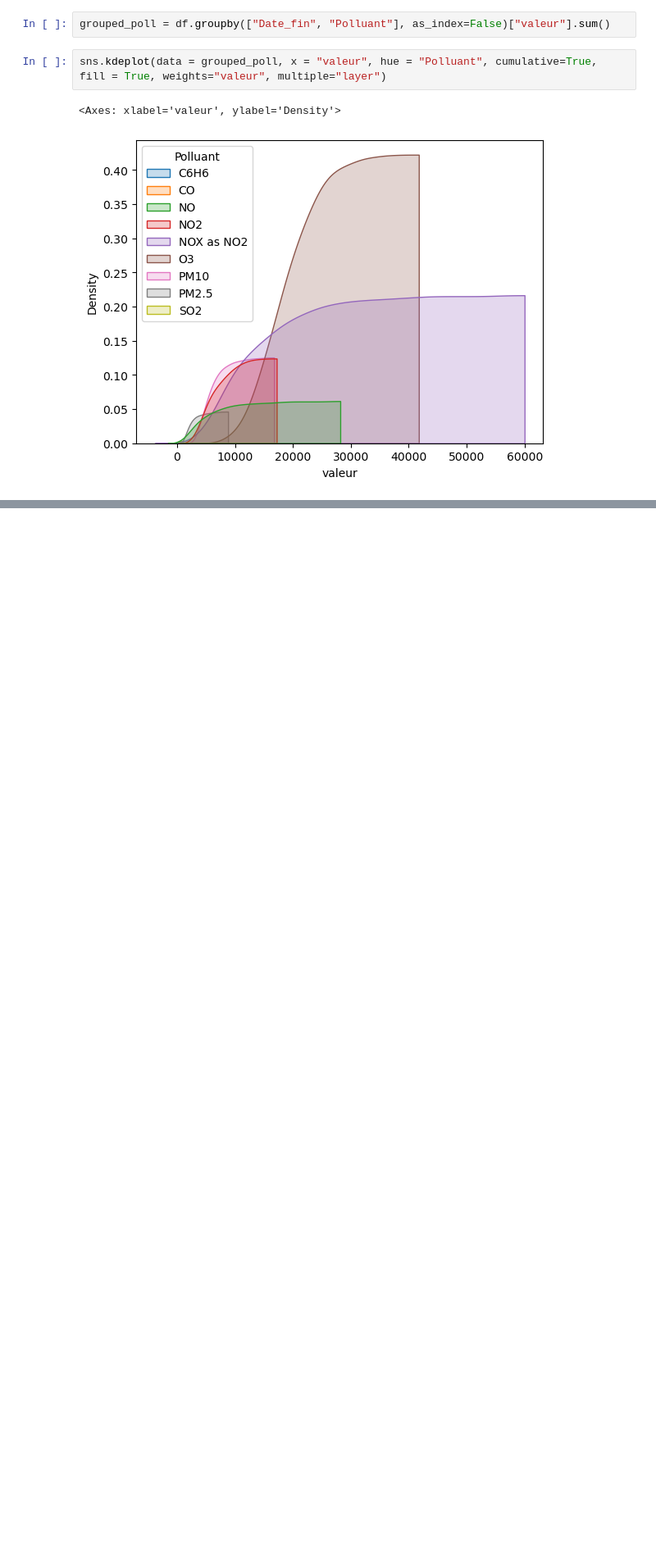
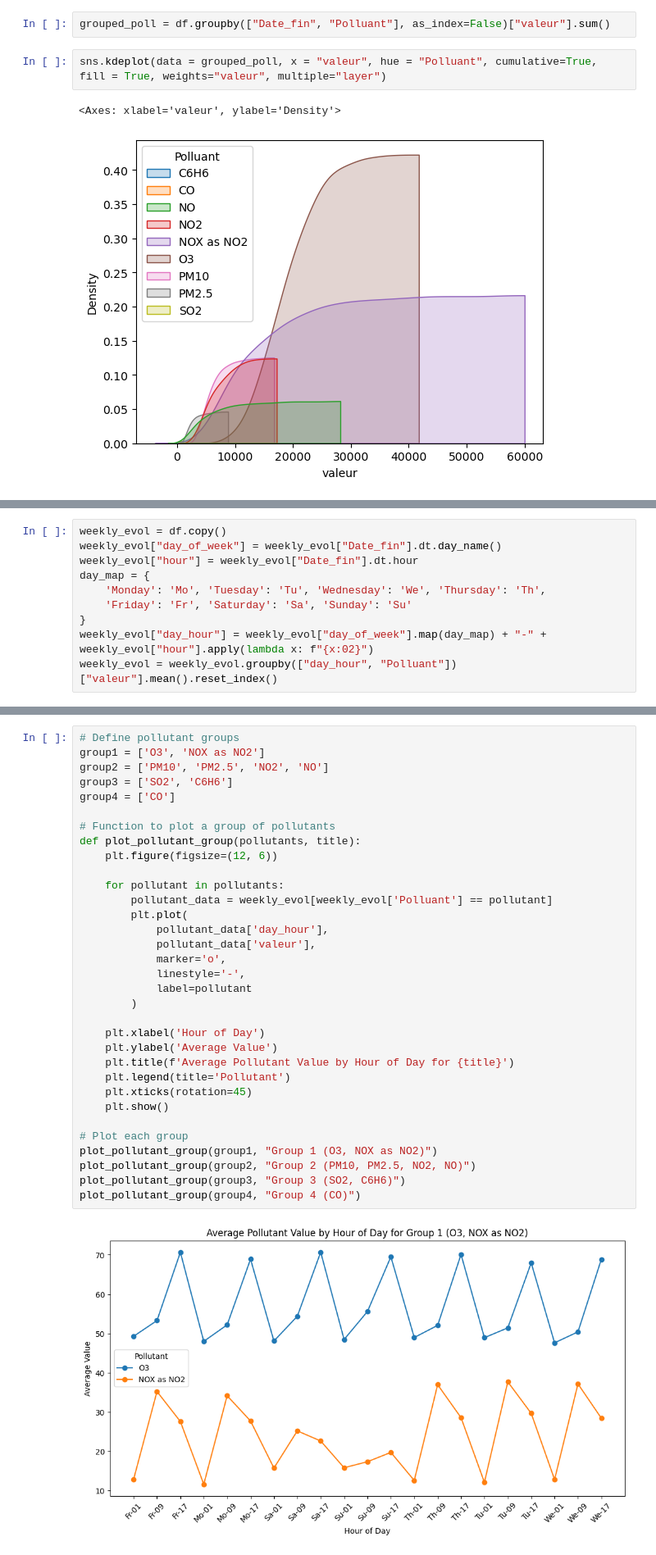
Before and after one commit to Ritishrx7/AirQuality, a Jupyter notebook: Final/Work_Notebook.ipynb, the cells around one changed output, grey strips where cells are left out. Shown at 82% size. Cells and saved outputs as stored; diff of their text form; blank space fills up the shorter version.

Commit message:
weekly and yearly evolution of pollutants values

```diff
--- a/Final/Work_Notebook.ipynb
+++ b/Final/Work_Notebook.ipynb
@@ -647,0 +652,10 @@ sns.kdeplot(data = grouped_poll, x = "valeur", hue = "Polluant", cumulative=True
+# %%
+weekly_evol = df.copy()
+weekly_evol["day_of_week"] = weekly_evol["Date_fin"].dt.day_name()
+weekly_evol["hour"] = weekly_evol["Date_fin"].dt.hour
+day_map = {
+    'Monday': 'Mo', 'Tuesday': 'Tu', 'Wednesday': 'We', 'Thursday': 'Th',
+    'Friday': 'Fr', 'Saturday': 'Sa', 'Sunday': 'Su'
+}
+weekly_evol["day_hour"] = weekly_evol["day_of_week"].map(day_map) + "-" + weekly_evol["hour"].apply(lambda x: f"{x:02}")
+weekly_evol = weekly_evol.groupby(["day_hour", "Polluant"])["valeur"].mean().reset_index()
@@ -647,0 +664,35 @@ sns.kdeplot(data = grouped_poll, x = "valeur", hue = "Polluant", cumulative=True
+# %%
+# Define pollutant groups
+group1 = ['O3', 'NOX as NO2']
+group2 = ['PM10', 'PM2.5', 'NO2', 'NO']
+group3 = ['SO2', 'C6H6']
+group4 = ['CO']
+
+# Function to plot a group of pollutants
+def plot_pollutant_group(pollutants, title):
+    plt.figure(figsize=(12, 6))
+
+    for pollutant in pollutants:
+        pollutant_data = weekly_evol[weekly_evol['Polluant'] == pollutant]
+        plt.plot(
+            pollutant_data['day_hour'],
+            pollutant_data['valeur'],
+            marker='o',
+            linestyle='-',
+            label=pollutant
+        )
+
+    plt.xlabel('Hour of Day')
+    plt.ylabel('Average Value')
+    plt.title(f'Average Pollutant Value by Hour of Day for {title}')
+    plt.legend(title='Pollutant')
+    plt.xticks(rotation=45)
+    plt.show()
+
+# Plot each group
+plot_pollutant_group(group1, "Group 1 (O3, NOX as NO2)")
+plot_pollutant_group(group2, "Group 2 (PM10, PM2.5, NO2, NO)")
+plot_pollutant_group(group3, "Group 3 (SO2, C6H6)")
+plot_pollutant_group(group4, "Group 4 (CO)")
+# %% [output]
+[figure, added]
```
Also changed, not shown: parts of 9 cells of this notebook.
